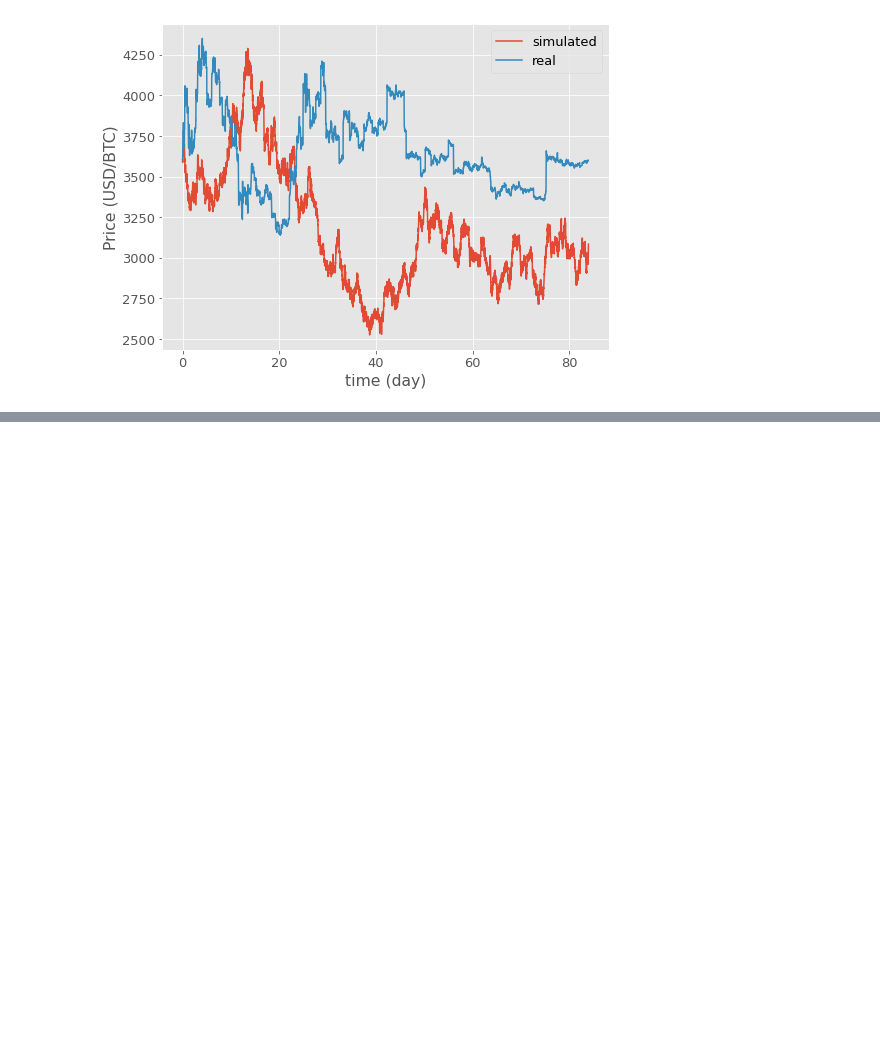
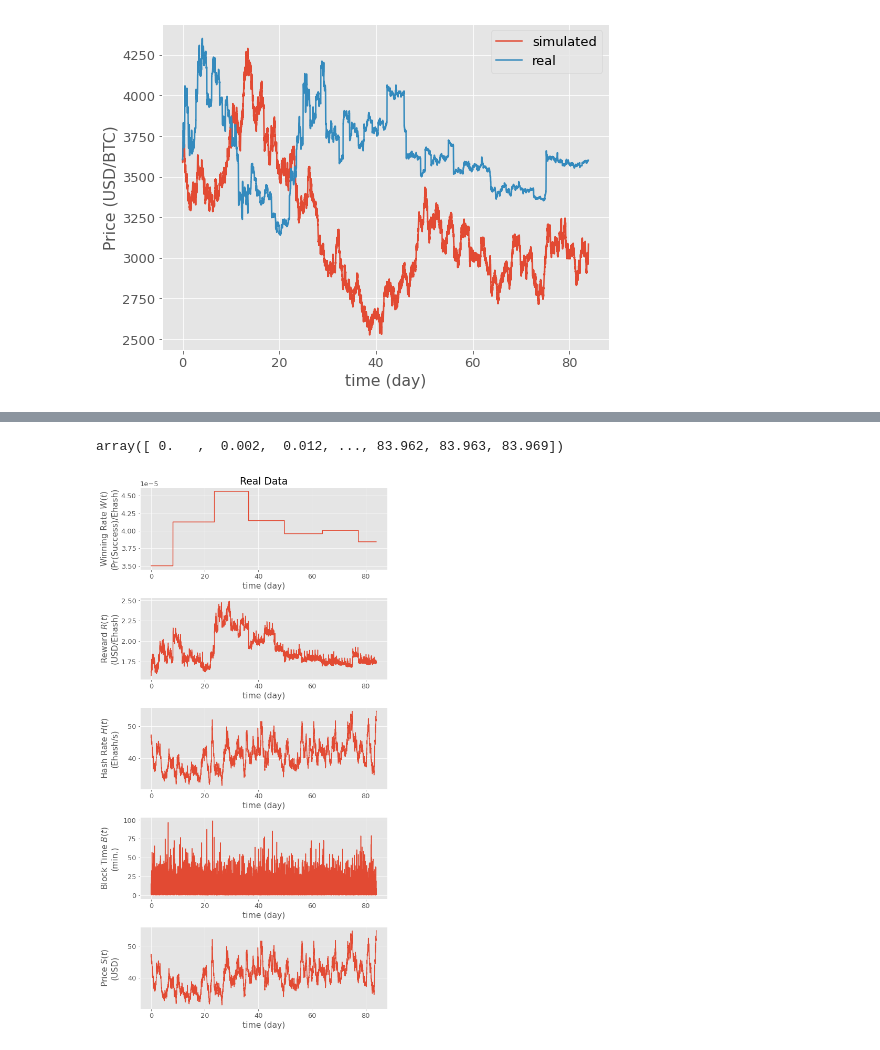
Before and after one commit to okuchap/DAA_Lucas, a Jupyter notebook: notebook/real_price.ipynb, the cells around one changed output, grey strips where cells are left out. Saved outputs shown, nothing was run; the diff lists cells and outputs as text; code cells hidden in the pictures; blank space fills up the shorter version.

```diff
--- a/notebook/real_price.ipynb
+++ b/notebook/real_price.ipynb
@@ -135,0 +296,3 @@ plt.show()
+# %%
+df_BTC_sim_period = pd.read_csv('../data/BTC_sim_period.csv', index_col=0)
+df_BTC_sim_period.head()
@@ -135,0 +306,53 @@ plt.show()
+# %%
+time_real = df_BTC_sim_period['unixtime'].values
+time_real = time_real - time_real[0]
+time_real = time_real/(1440*60)
+time_real
+# %% [output]
+array([ 0.   ,  0.002,  0.012, ..., 83.962, 83.963, 83.969])
+# %%
+mpl.pyplot.rcParams['figure.figsize'] = (8.0, 15.0)
+
+# 指数表示を禁止する方法がわからない(8/7)
+np.set_printoptions(suppress=True)
+
+win_rates = df_BTC_sim_period['probability of success /Eh'].values
+rewards = df_BTC_sim_period['expected return (USD/Eh)'].values
+hash_rates = df_BTC_sim_period['hashrate_estimated'].values
+block_times = df_BTC_sim_period['adjusted_blocktime'].values
+prices = df_BTC_sim_period['price'].values
+
+fig = plt.figure()
+ax1 = fig.add_subplot(5,1,1)
+ax1.get_yaxis().get_major_formatter().set_useOffset(False)
+ax1.plot(time_real, win_rates)
+ax1.set_xlabel('time (day)')
+ax1.set_ylabel('Winning Rate $W(t)$\n(Pr(Success)/Ehash)')
+ax1.set_title('Real Data')
+
+ax2 = fig.add_subplot(5,1,2)
+ax2.plot(time_real, rewards)
+ax2.set_xlabel('time (day)')
+ax2.set_ylabel('Reward $R(t)$\n(USD/Ehash)')
+
+ax3 = fig.add_subplot(5,1,3)
+ax3.plot(time_real, hash_rates)
+ax3.set_xlabel('time (day)')
+ax3.set_ylabel('Hash Rate $H(t)$\n(Ehash/s)')
+
+ax4 = fig.add_subplot(5,1,4)
+ax4.plot(time_real, block_times)
+ax4.set_xlabel('time (day)')
+ax4.set_ylabel('Block Time $B(t)$\n(min.)')
+
+ax5 = fig.add_subplot(5,1,5)
+ax5.plot(time_real, hash_rates)
+ax5.set_xlabel('time (day)')
+ax5.set_ylabel('Price $S(t)$\n(USD)')
+
+
+plt.tight_layout()
+fig.align_labels()
+plt.show()
+# %% [output]
+[figure, added]
```
Also changed, not shown: parts of 26 cells of this notebook.
